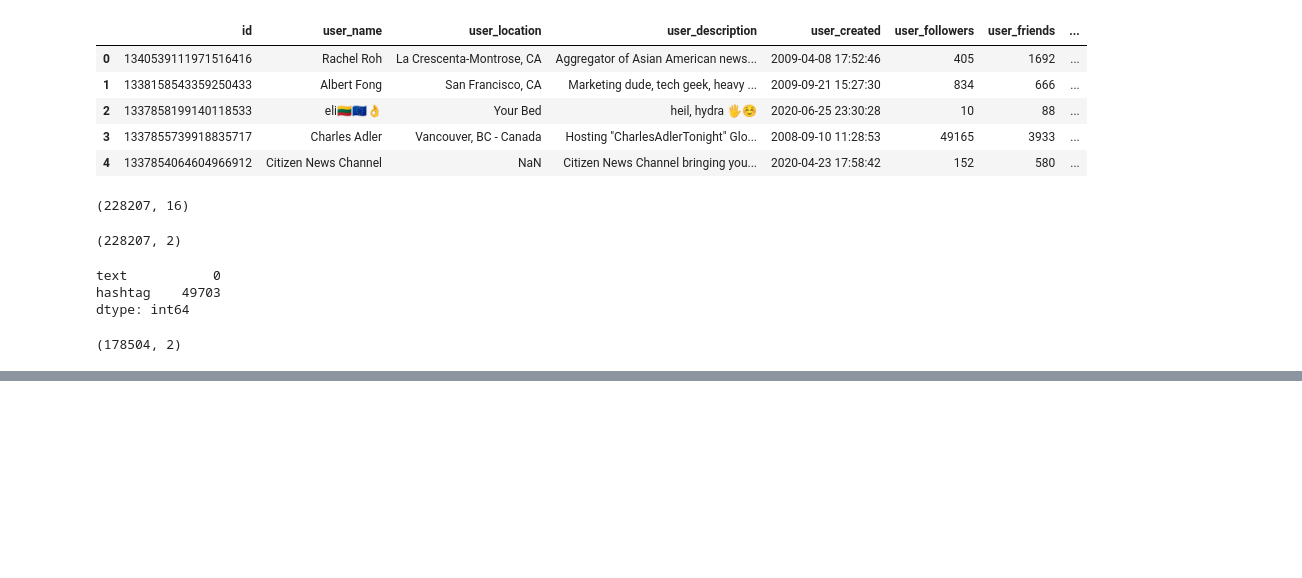
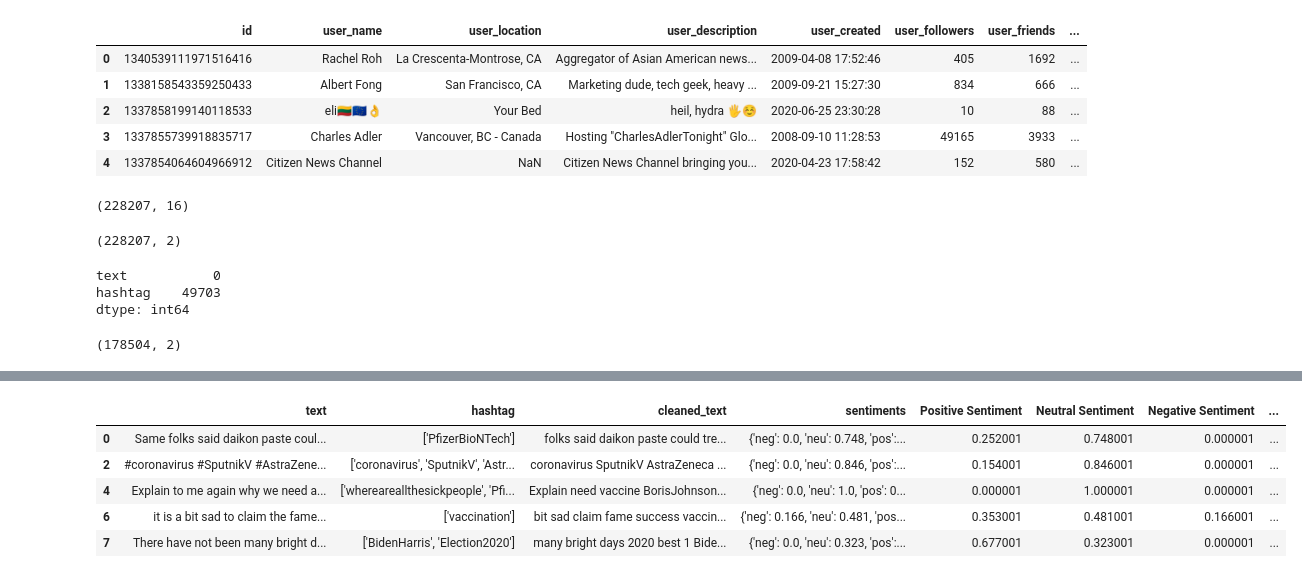
Before and after one commit to Jyts2094/Final-Project, a Jupyter notebook: Final_Project.ipynb, the cells around one changed output, grey strips where cells are left out. Saved outputs shown, nothing was run; the diff lists cells and outputs as text; code cells hidden in the pictures; blank space fills up the shorter version.

```diff
--- a/Final_Project.ipynb
+++ b/Final_Project.ipynb
@@ -29,10 +31,10 @@ dataset.shape
 (228207, 16)
 # %%
 # create new dataframe with columns needed for analysis
-data= pd.DataFrame()
-data['text']= dataset['text']
-data['hashtag']=dataset['hashtags']
-data.shape
+ex_data= pd.DataFrame()
+ex_data['text']= dataset['text']
+ex_data['hashtag']=dataset['hashtags']
+ex_data.shape
 # %% [output]
 (228207, 2)
 # %%
@@ -44,17 +46,20 @@ hashtag    49703
 dtype: int64
 # %%
 # remove data items with null values
-data = data.dropna(subset=['text', 'hashtag'])
-data.shape
+ex_data = ex_data.dropna(subset=['text', 'hashtag'])
+ex_data.shape
 # %% [output]
 (178504, 2)
 # %%
+# cleaning the text
+
 from nltk.corpus import stopwords
 from nltk.tokenize import word_tokenize
 import string
 nltk.download('stopwords')
 nltk.download('punkt')
 
+# Function to remove emojis
 def remove_emoji(string):
     emoji_pattern = re.compile("["
                                u"\U0001F600-\U0001F64F"  # emoticons
@@ -87,9 +92,9 @@ def clean_text(text):
     return cleaned_text
 
 # Apply cleaning function to text column
-data['cleaned_text'] = data['text'].apply(clean_text)
+ex_data['cleaned_text'] = ex_data['text'].apply(clean_text)
 
 
-data.head(5)
+ex_data.head(5)
 # %% [output]
 [nltk_data] Downloading package stopwords to /root/nltk_data...
@@ -102,3 +107,35 @@ data.head(5)
 | 4 | Explain to me again why we need a... | ['whereareallthesickpeople', 'Pfi... | Explain need vaccine BorisJohnson... |
 | 6 | it is a bit sad to claim the fame... | ['vaccination'] | bit sad claim fame success vaccin... |
 | 7 | There have not been many bright d... | ['BidenHarris', 'Election2020'] | many bright days 2020 best 1 Bide... |
+# %%
+# Sentiment analysis
+
+# Download the VADER lexicon to analyze the sentiments of social media text
+nltk.download('vader_lexicon')
+from nltk.sentiment.vader import SentimentIntensityAnalyzer as SIA
+# Initialize the VADER sentiment analyzer (an instance of SIA)
+sid = SIA()
+
+# Apply sentiment analysis to the 'cleaned_text' column
+# The lambda function processes each text entry by:
+# 1. Converting text to lowercase
+# 2. Removing non-word characters
+# 3. Calculating sentiment scores using VADER
+ex_data['sentiments'] = ex_data['cleaned_text'].apply(lambda x: sid.polarity_scores(' '.join(re.findall(r'\w+', str(x).lower()))))
+
+# Extract the positive sentiment score and add a small value to avoid zeroes
+ex_data['Positive Sentiment'] = ex_data['sentiments'].apply(lambda x: x['pos'] + 1 * (10**-6))
+
+# Extract the neutral sentiment score and add a small value to avoid zeroes
+ex_data['Neutral Sentiment'] = ex_data['sentiments'].apply(lambda x: x['neu'] + 1 * (10**-6))
+
+# Extract the negative sentiment score and add a small value to avoid zeroes
+ex_data['Negative Sentiment'] = ex_data['sentiments'].apply(lambda x: x['neg'] + 1 * (10**-6))
+
+# Combine the sentiment scores into a single sentiment value
+# The sentiment score is calculated by subtracting the negative sentiment from the positive sentiment
+ex_data['Sentiment Score'] = ex_data.apply(lambda row: row['Positive Sentiment'] - row['Negative Sentiment'], axis=1)
+
+# Display the first few rows of the resulting DataFrame
+ex_data.head()
+# %% [output]
@@ -104,0 +143,6 @@ data.head(5)
+|  | text | hashtag | cleaned_text | sentiments | Positive Sentiment | Neutral Sentiment | Negative Sentiment | ... |
+| 0 | Same folks said daikon paste coul... | ['PfizerBioNTech'] | folks said daikon paste could tre... | {'neg': 0.0, 'neu': 0.748, 'pos':... | 0.252001 | 0.748001 | 0.000001 | ... |
+| 2 | #coronavirus #SputnikV #AstraZene... | ['coronavirus', 'SputnikV', 'Astr... | coronavirus SputnikV AstraZeneca ... | {'neg': 0.0, 'neu': 0.846, 'pos':... | 0.154001 | 0.846001 | 0.000001 | ... |
+| 4 | Explain to me again why we need a... | ['whereareallthesickpeople', 'Pfi... | Explain need vaccine BorisJohnson... | {'neg': 0.0, 'neu': 1.0, 'pos': 0... | 0.000001 | 1.000001 | 0.000001 | ... |
+| 6 | it is a bit sad to claim the fame... | ['vaccination'] | bit sad claim fame success vaccin... | {'neg': 0.166, 'neu': 0.481, 'pos... | 0.353001 | 0.481001 | 0.166001 | ... |
+| 7 | There have not been many bright d... | ['BidenHarris', 'Election2020'] | many bright days 2020 best 1 Bide... | {'neg': 0.0, 'neu': 0.323, 'pos':... | 0.677001 | 0.323001 | 0.000001 | ... |
```
Also changed, not shown: parts of 7 cells of this notebook.
